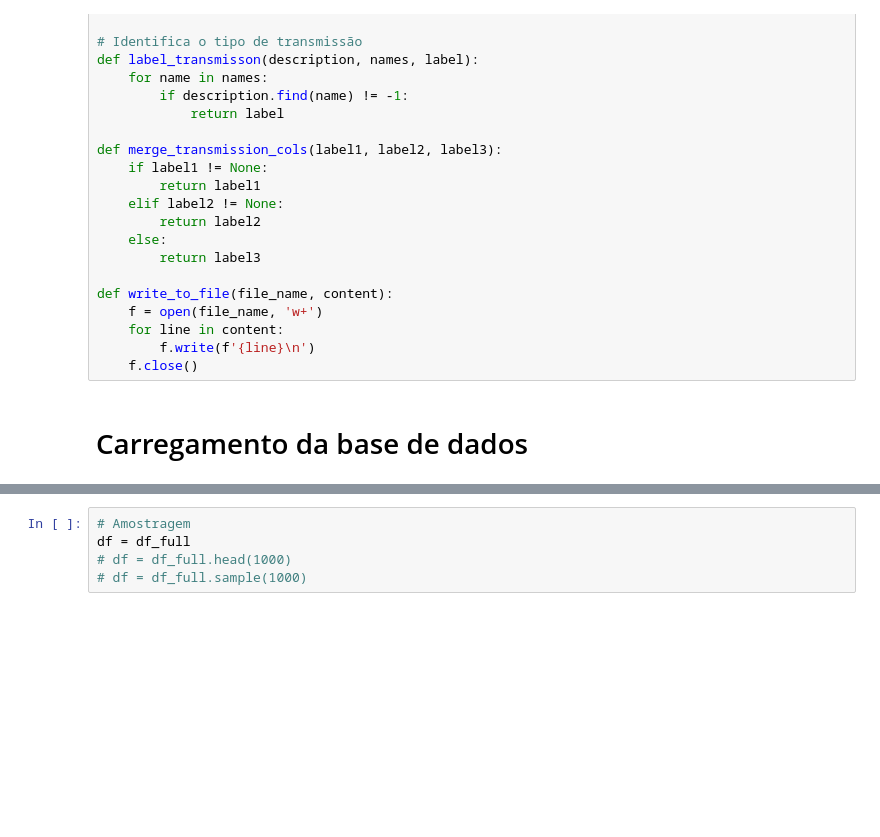
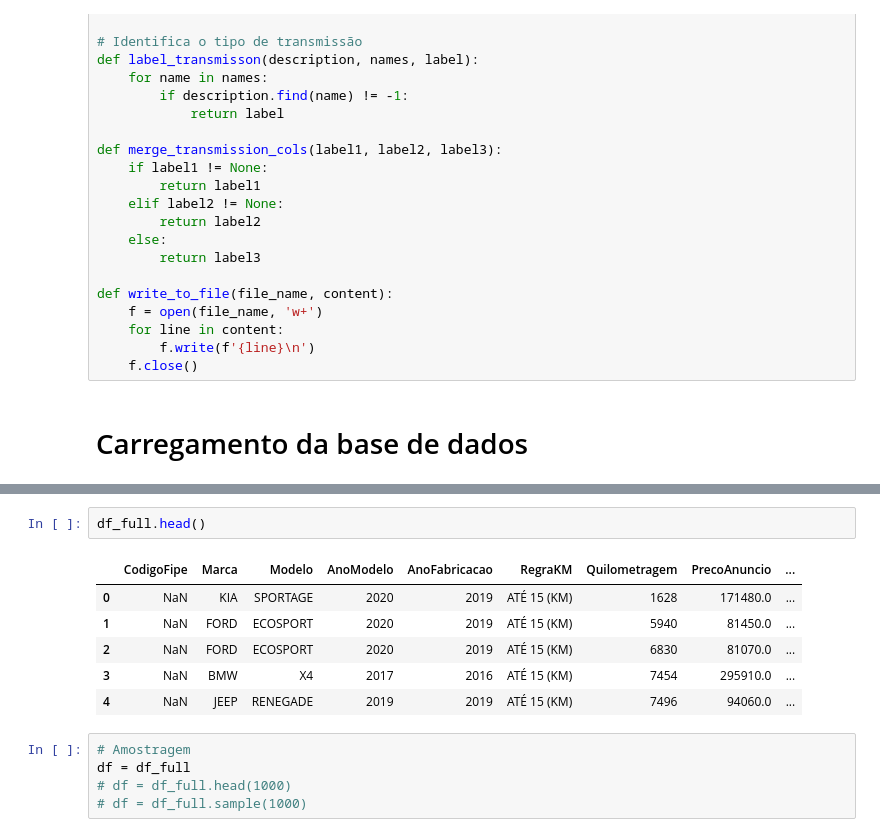
Before and after one commit to engpedrorsc/analise_zoss, a Jupyter notebook: tratamento_preliminar.ipynb, the cells around one changed output, grey strips where cells are left out. Drawn from its saved outputs; the diff is of its cells as text; blank space fills up the shorter version.

```diff
--- a/tratamento_preliminar.ipynb
+++ b/tratamento_preliminar.ipynb
@@ -71,3 +89,12 @@ df_full.info()
+# %%
+df_full.head()
+# %% [output]
+|  | CodigoFipe | Marca | Modelo | AnoModelo | AnoFabricacao | RegraKM | Quilometragem | PrecoAnuncio | ... |
+| 0 | NaN | KIA | SPORTAGE | 2020 | 2019 | ATÉ 15 (KM) | 1628 | 171480.0 | ... |
+| 1 | NaN | FORD | ECOSPORT | 2020 | 2019 | ATÉ 15 (KM) | 5940 | 81450.0 | ... |
+| 2 | NaN | FORD | ECOSPORT | 2020 | 2019 | ATÉ 15 (KM) | 6830 | 81070.0 | ... |
+| 3 | NaN | BMW | X4 | 2017 | 2016 | ATÉ 15 (KM) | 7454 | 295910.0 | ... |
+| 4 | NaN | JEEP | RENEGADE | 2019 | 2019 | ATÉ 15 (KM) | 7496 | 94060.0 | ... |
 # %%
 # Amostragem
 df = df_full
```
Also changed, not shown: parts of 3 cells of this notebook, 2 other files.
